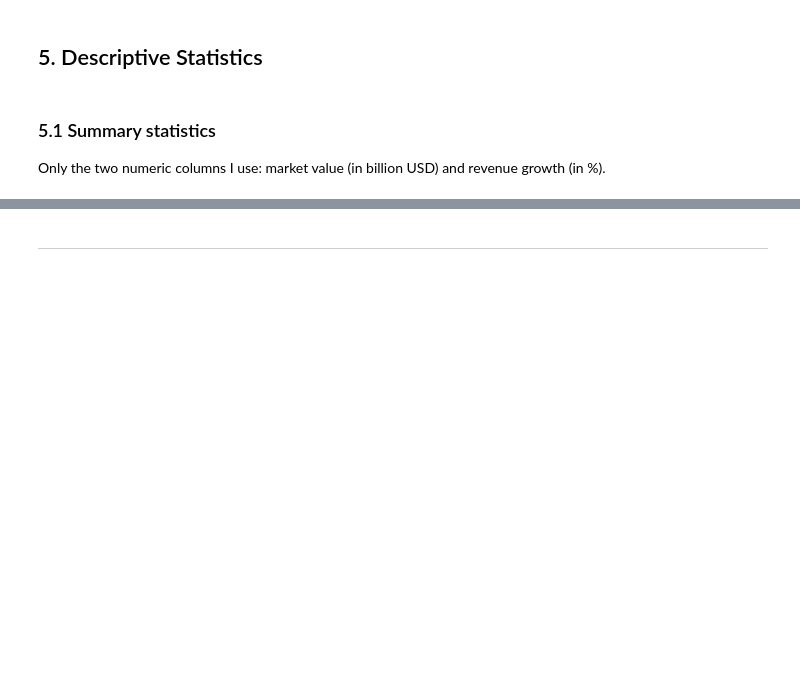
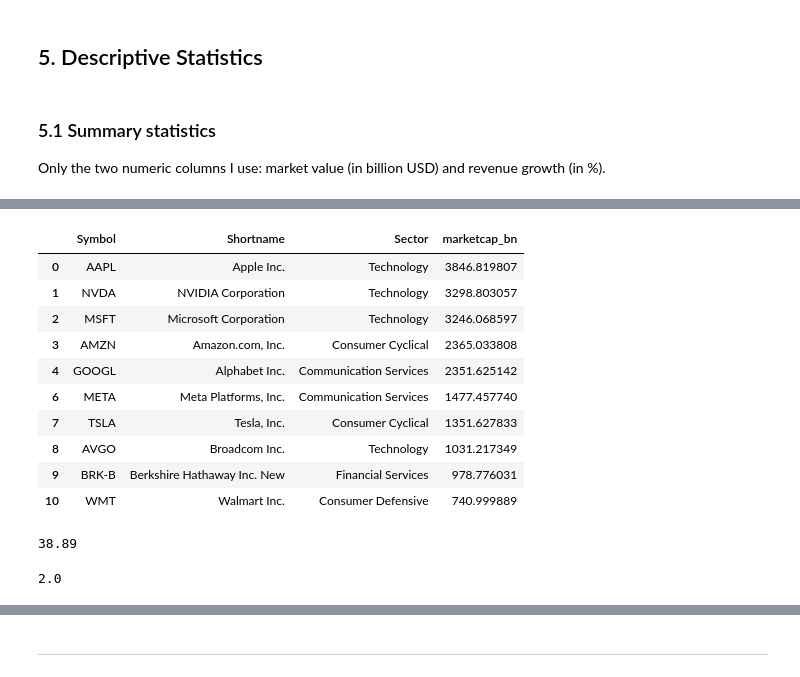
Before and after one commit to Tobolove/sp500-tech-concentration-analysis, a Jupyter notebook: analysis.ipynb, the cells around one changed output, grey strips where cells are left out. Cells and saved outputs as stored; diff of their text form; code cells hidden in the pictures; blank space fills up the shorter version.

Commit message:
Added Descriptive Statistics

```diff
--- a/analysis.ipynb
+++ b/analysis.ipynb
@@ -496,3 +496,7 @@ Name: count, dtype: int64
 # %% [markdown]
 ### 5.1 Summary statistics
 Only the two numeric columns I use: market value (in billion USD) and revenue growth (in %).
+# %%
+# Step 1: Market value in billion USD (1 billion = 1000000000), so the numbers are easier to read, and additionally round the summary statistics for better readability
+companies["marketcap_bn"] = companies["Marketcap"] / 1000000000
+round(companies["marketcap_bn"].describe(), 2)
@@ -498,0 +643,27 @@ Only the two numeric columns I use: market value (in billion USD) and revenue gr
+# %%
+# Step 6: The 10 biggest companies by market value (in billion USD)
+top10 = companies.nlargest(10, "marketcap_bn")
+top10[["Symbol", "Shortname", "Sector", "marketcap_bn"]]
+# %% [output]
+|  | Symbol | Shortname | Sector | marketcap_bn |
+| 0 | AAPL | Apple Inc. | Technology | 3846.819807 |
+| 1 | NVDA | NVIDIA Corporation | Technology | 3298.803057 |
+| 2 | MSFT | Microsoft Corporation | Technology | 3246.068597 |
+| 3 | AMZN | Amazon.com, Inc. | Consumer Cyclical | 2365.033808 |
+| 4 | GOOGL | Alphabet Inc. | Communication Services | 2351.625142 |
+| 6 | META | Meta Platforms, Inc. | Communication Services | 1477.457740 |
+| 7 | TSLA | Tesla, Inc. | Consumer Cyclical | 1351.627833 |
+| 8 | AVGO | Broadcom Inc. | Technology | 1031.217349 |
+| 9 | BRK-B | Berkshire Hathaway Inc. New | Financial Services | 978.776031 |
+| 10 | WMT | Walmart Inc. | Consumer Defensive | 740.999889 |
+# %%
+# Step 7: Share of the 10 biggest companies in the total market value
+top10_share = top10["marketcap_bn"].sum() / companies["marketcap_bn"].sum() * 100
+print(round(top10_share, 2))
+# %% [output]
+38.89
+# %%
+# Step 8: Share of these 10 companies in the number of companies
+print(round(10 / 499 * 100, 2))
+# %% [output]
+2.0
```
Also changed, not shown: parts of 14 cells of this notebook.
